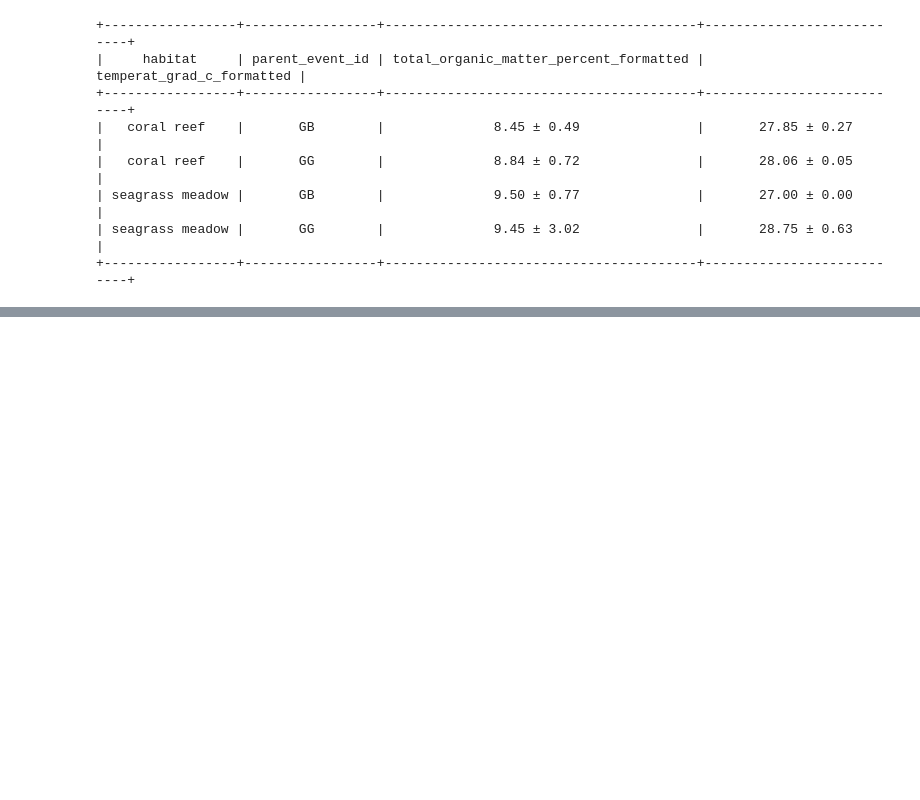
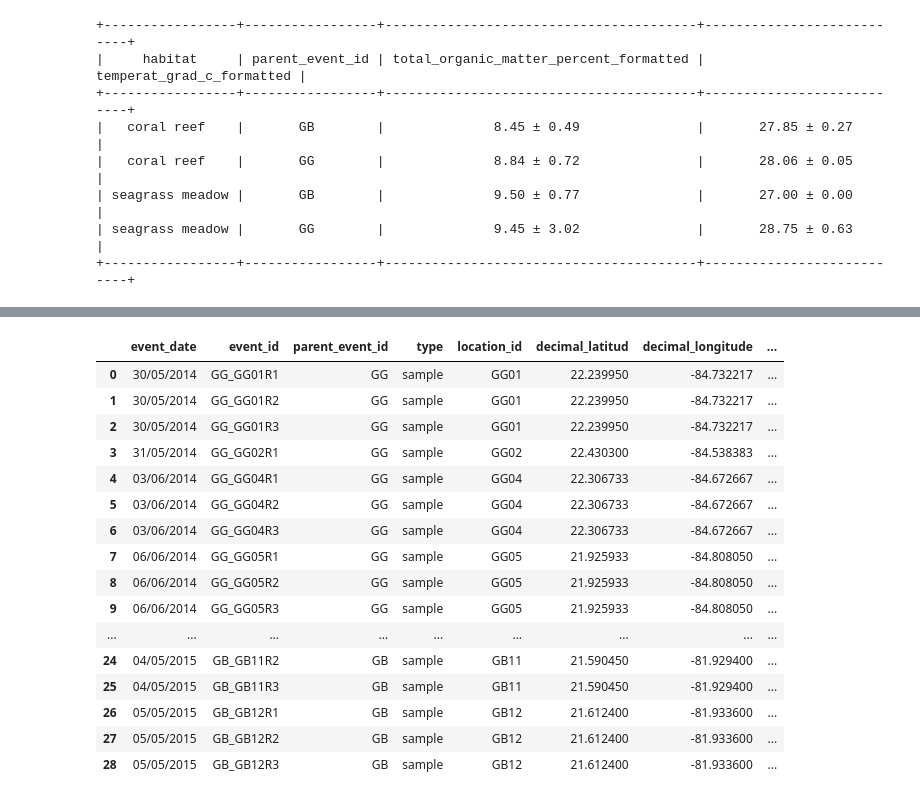
Before and after one commit to roselyperaza2014-blip/CursoPython, a Jupyter notebook: mi_repositorio_Evaluación/Ejercicio 04 y 05.ipynb, the cells around one changed output, grey strips where cells are left out. Drawn from its saved outputs; the diff is of its cells as text; code cells hidden in the pictures; blank space fills up the shorter version.

```diff
--- a/mi_repositorio_Evaluación/Ejercicio 04 y 05.ipynb
+++ b/mi_repositorio_Evaluación/Ejercicio 04 y 05.ipynb
@@ -109,0 +112,2 @@ formatted_result.to_excel("resultados_agrupados_excel.xlsx", index=False)
+# %%
+Rosedata_df = read_csv_to_dataframe("Event_core_v4.csv")
@@ -109,0 +133,26 @@ formatted_result.to_excel("resultados_agrupados_excel.xlsx", index=False)
+# %%
+# Create new data frame
+Rosedata_df_fill = Rosedata_df.copy()
+# %%
+# Use fill method
+Rosedata_df_fill = Rosedata_df_fill.fillna(method="ffill")
+# %%
+Rosedata_df_fill
+# %% [output]
+|  | event_date | event_id | parent_event_id | type | location_id | decimal_latitud | decimal_longitude | ... |
+| 0 | 30/05/2014 | GG_GG01R1 | GG | sample | GG01 | 22.239950 | -84.732217 | ... |
+| 1 | 30/05/2014 | GG_GG01R2 | GG | sample | GG01 | 22.239950 | -84.732217 | ... |
+| 2 | 30/05/2014 | GG_GG01R3 | GG | sample | GG01 | 22.239950 | -84.732217 | ... |
+| 3 | 31/05/2014 | GG_GG02R1 | GG | sample | GG02 | 22.430300 | -84.538383 | ... |
+| 4 | 03/06/2014 | GG_GG04R1 | GG | sample | GG04 | 22.306733 | -84.672667 | ... |
+| 5 | 03/06/2014 | GG_GG04R2 | GG | sample | GG04 | 22.306733 | -84.672667 | ... |
+| 6 | 03/06/2014 | GG_GG04R3 | GG | sample | GG04 | 22.306733 | -84.672667 | ... |
+| 7 | 06/06/2014 | GG_GG05R1 | GG | sample | GG05 | 21.925933 | -84.808050 | ... |
+| 8 | 06/06/2014 | GG_GG05R2 | GG | sample | GG05 | 21.925933 | -84.808050 | ... |
+| 9 | 06/06/2014 | GG_GG05R3 | GG | sample | GG05 | 21.925933 | -84.808050 | ... |
+| ... | ... | ... | ... | ... | ... | ... | ... | ... |
+| 24 | 04/05/2015 | GB_GB11R2 | GB | sample | GB11 | 21.590450 | -81.929400 | ... |
+| 25 | 04/05/2015 | GB_GB11R3 | GB | sample | GB11 | 21.590450 | -81.929400 | ... |
+| 26 | 05/05/2015 | GB_GB12R1 | GB | sample | GB12 | 21.612400 | -81.933600 | ... |
+| 27 | 05/05/2015 | GB_GB12R2 | GB | sample | GB12 | 21.612400 | -81.933600 | ... |
+| 28 | 05/05/2015 | GB_GB12R3 | GB | sample | GB12 | 21.612400 | -81.933600 | ... |
```
Also changed, not shown: parts of 4 cells of this notebook.
